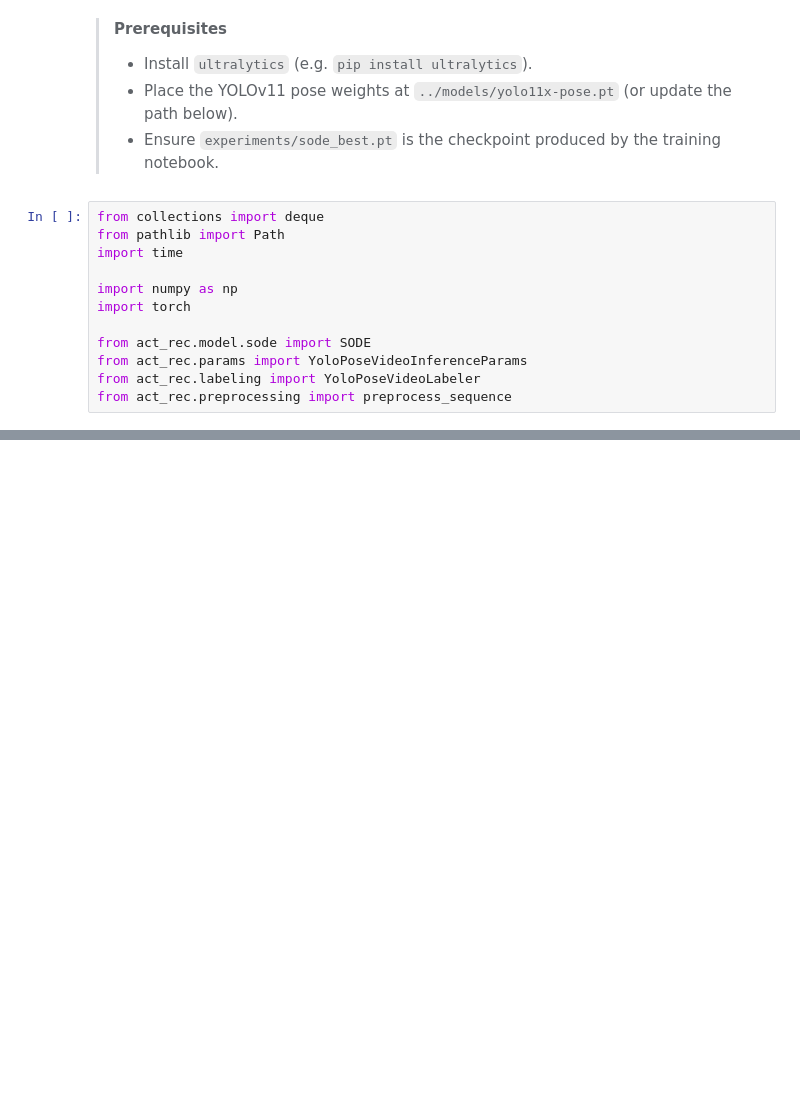
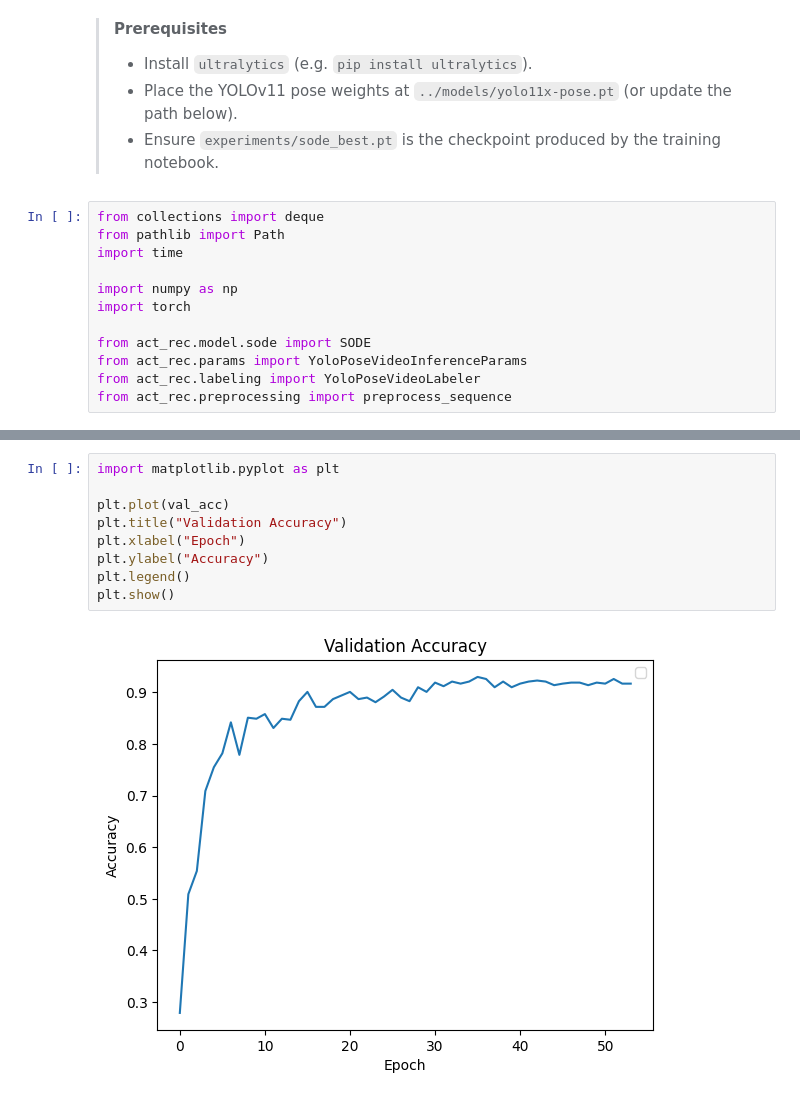
Before and after one commit to KosmonikOS/Action_Recognition, a Jupyter notebook: experiments/streaming_inference.ipynb, the cells around one changed output, grey strips where cells are left out. Drawn from its saved outputs; the diff is of its cells as text; blank space fills up the shorter version.

```diff
--- a/experiments/streaming_inference.ipynb
+++ b/experiments/streaming_inference.ipynb
@@ -291,0 +353,11 @@ else:
+# %%
+import matplotlib.pyplot as plt
+
+plt.plot(val_acc)
+plt.title("Validation Accuracy")
+plt.xlabel("Epoch")
+plt.ylabel("Accuracy")
+plt.legend()
+plt.show()
+# %% [output]
+[figure, added]
```
Also changed, not shown: parts of 9 cells of this notebook, 8 other files.
